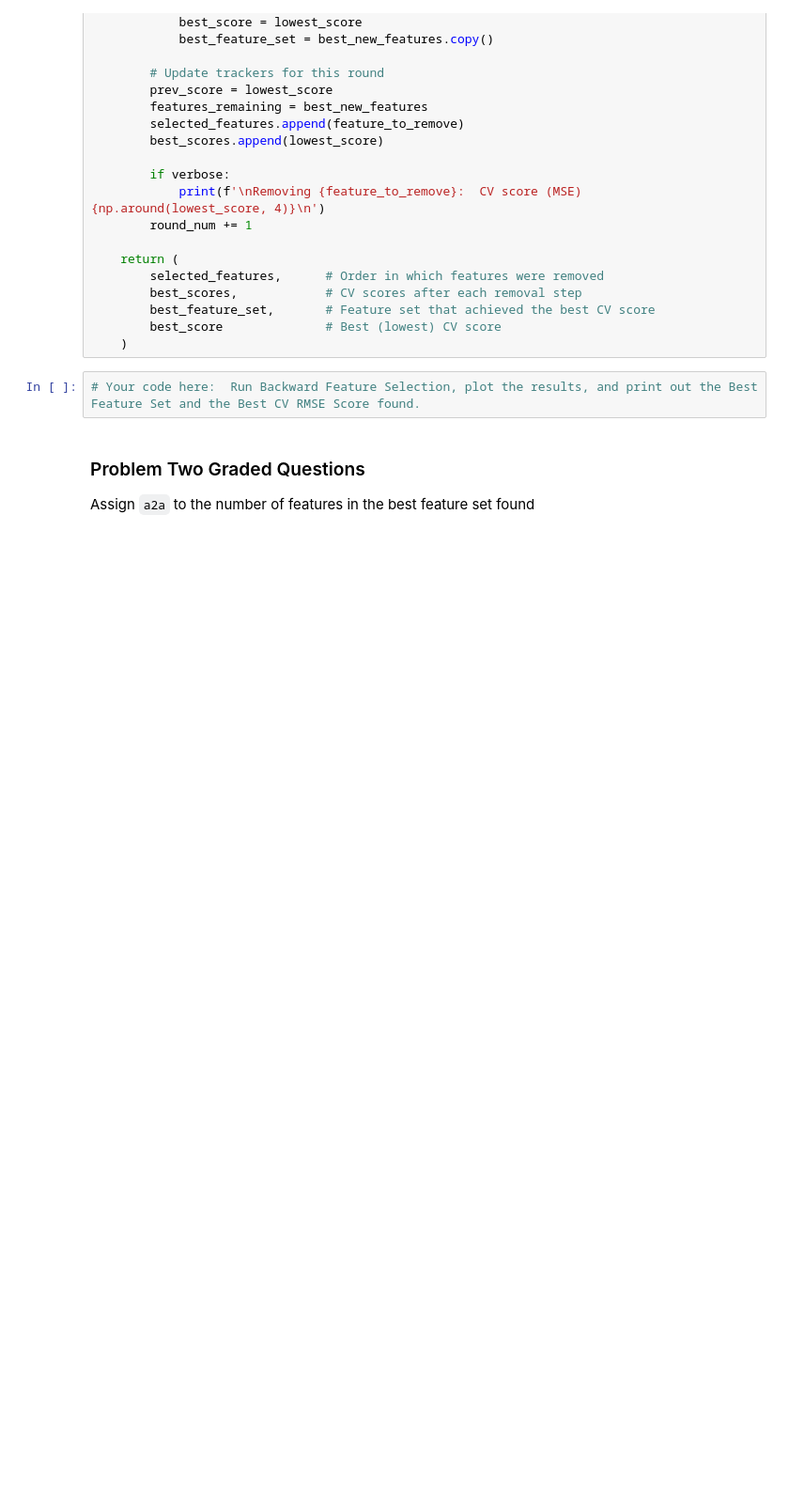
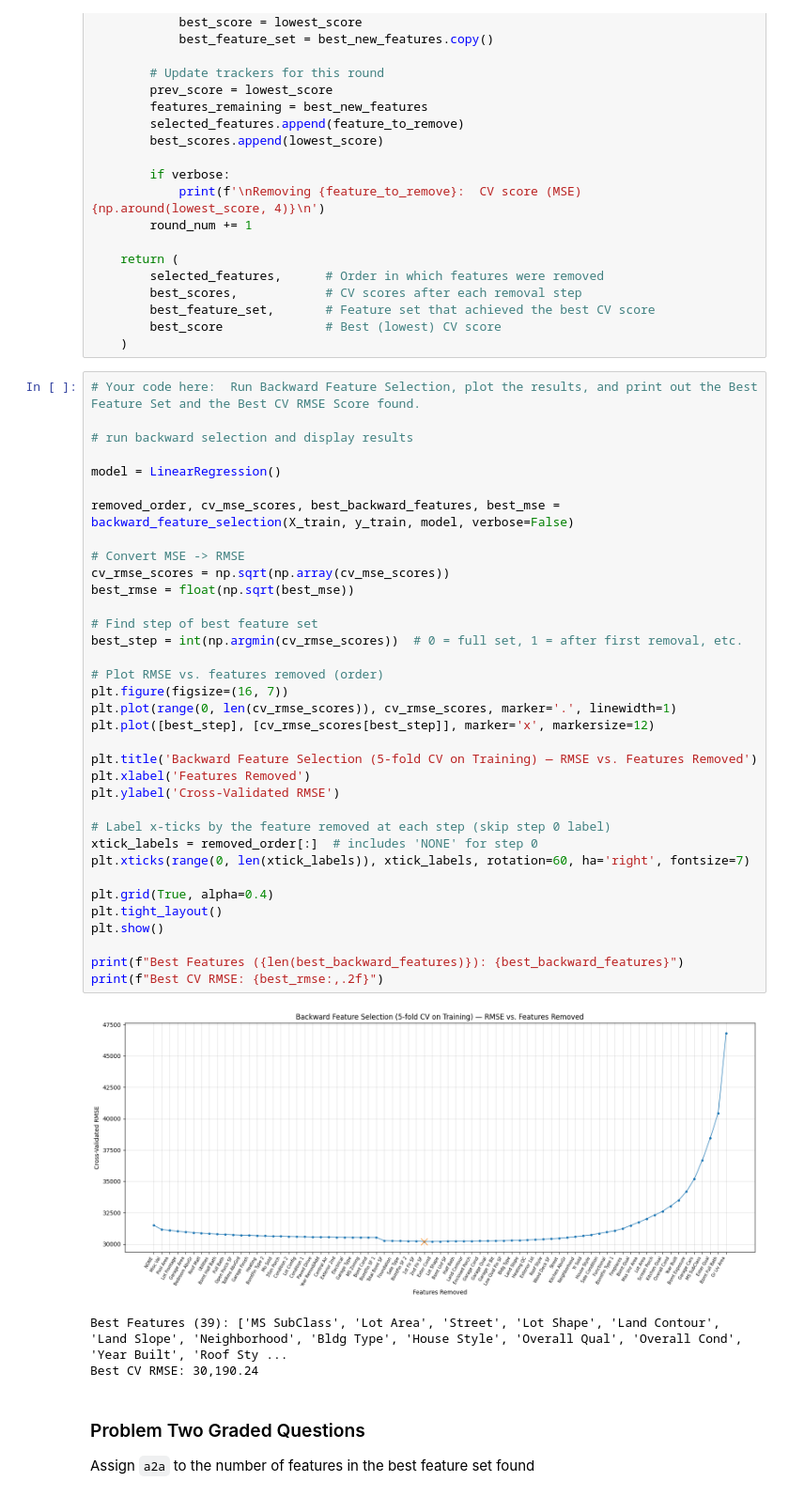
Before and after one commit to jasser-dh/Module-3-Assignments, a Jupyter notebook: Homework_05.ipynb, the cells around one changed output. Shown at 94% size. Drawn from its saved outputs; the diff is of its cells as text; blank space fills up the shorter version.

```diff
--- a/Homework_05.ipynb
+++ b/Homework_05.ipynb
@@ -357,6 +357,43 @@ def backward_feature_selection(X, y, model,
     )
 # %%
 # Your code here:  Run Backward Feature Selection, plot the results, and print out the Best Feature Set and the Best CV RMSE Score found.
+
+# run backward selection and display results
+
+model = LinearRegression()
+
+removed_order, cv_mse_scores, best_backward_features, best_mse = backward_feature_selection(X_train, y_train, model, verbose=False)
+
+# Convert MSE -> RMSE
+cv_rmse_scores = np.sqrt(np.array(cv_mse_scores))
+best_rmse = float(np.sqrt(best_mse))
+
+# Find step of best feature set
+best_step = int(np.argmin(cv_rmse_scores))  # 0 = full set, 1 = after first removal, etc.
+
+# Plot RMSE vs. features removed (order)
+plt.figure(figsize=(16, 7))
+plt.plot(range(0, len(cv_rmse_scores)), cv_rmse_scores, marker='.', linewidth=1)
+plt.plot([best_step], [cv_rmse_scores[best_step]], marker='x', markersize=12)
+
+plt.title('Backward Feature Selection (5-fold CV on Training) — RMSE vs. Features Removed')
+plt.xlabel('Features Removed')
+plt.ylabel('Cross-Validated RMSE')
+
+# Label x-ticks by the feature removed at each step (skip step 0 label)
+xtick_labels = removed_order[:]  # includes 'NONE' for step 0
+plt.xticks(range(0, len(xtick_labels)), xtick_labels, rotation=60, ha='right', fontsize=7)
+
+plt.grid(True, alpha=0.4)
+plt.tight_layout()
+plt.show()
+
+print(f"Best Features ({len(best_backward_features)}): {best_backward_features}")
+print(f"Best CV RMSE: {best_rmse:,.2f}")
+# %% [output]
+[figure, added]
+Best Features (39): ['MS SubClass', 'Lot Area', 'Street', 'Lot Shape', 'Land Contour', 'Land Slope', 'Neighborhood', 'Bldg Type', 'House Style', 'Overall Qual', 'Overall Cond', 'Year Built', 'Roof Sty ...
+Best CV RMSE: 30,190.24
 # %% [markdown]
 ### Problem Two Graded Questions
 
```
Also changed, not shown: parts of 4 cells of this notebook.
